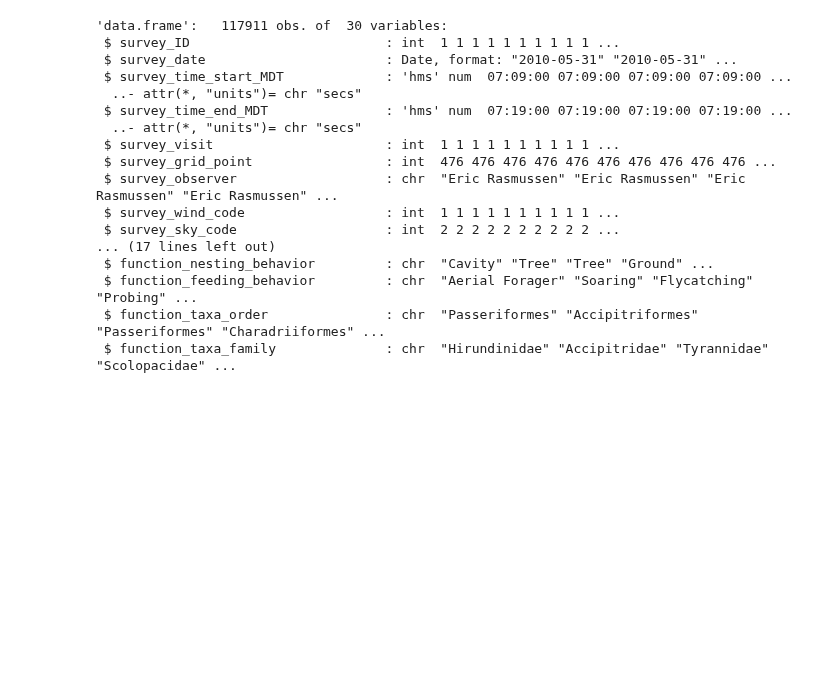
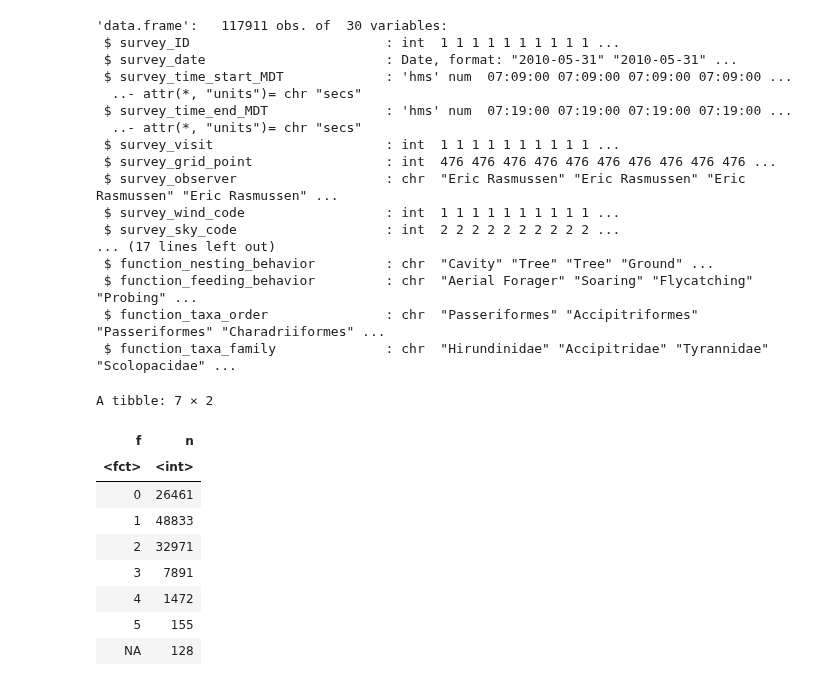
Before and after one commit to samsoe/mpg_notebooks, a Jupyter notebook: Bird_point_count_monitoring_Wrangle.ipynb, the cells around one changed output. Saved outputs shown, nothing was run; the diff lists cells and outputs as text; code cells hidden in the pictures; blank space fills up the shorter version.

```diff
--- a/Bird_point_count_monitoring_Wrangle.ipynb
+++ b/Bird_point_count_monitoring_Wrangle.ipynb
@@ -420,3 +466,16 @@ str(df)
  $ function_feeding_behavior         : chr  "Aerial Forager" "Soaring" "Flycatching" "Probing" ...
  $ function_taxa_order               : chr  "Passeriformes" "Accipitriformes" "Passeriformes" "Charadriiformes" ...
  $ function_taxa_family              : chr  "Hirundinidae" "Accipitridae" "Tyrannidae" "Scolopacidae" ...
+# %%
+fct_count(as.factor(df$survey_wind_code))
+# %% [output]
+A tibble: 7 × 2
+| f | n |
+| <fct> | <int> |
+| 0 | 26461 |
+| 1 | 48833 |
+| 2 | 32971 |
+| 3 | 7891 |
+| 4 | 1472 |
+| 5 | 155 |
+| NA | 128 |
```
Also changed, not shown: parts of 14 cells of this notebook.
